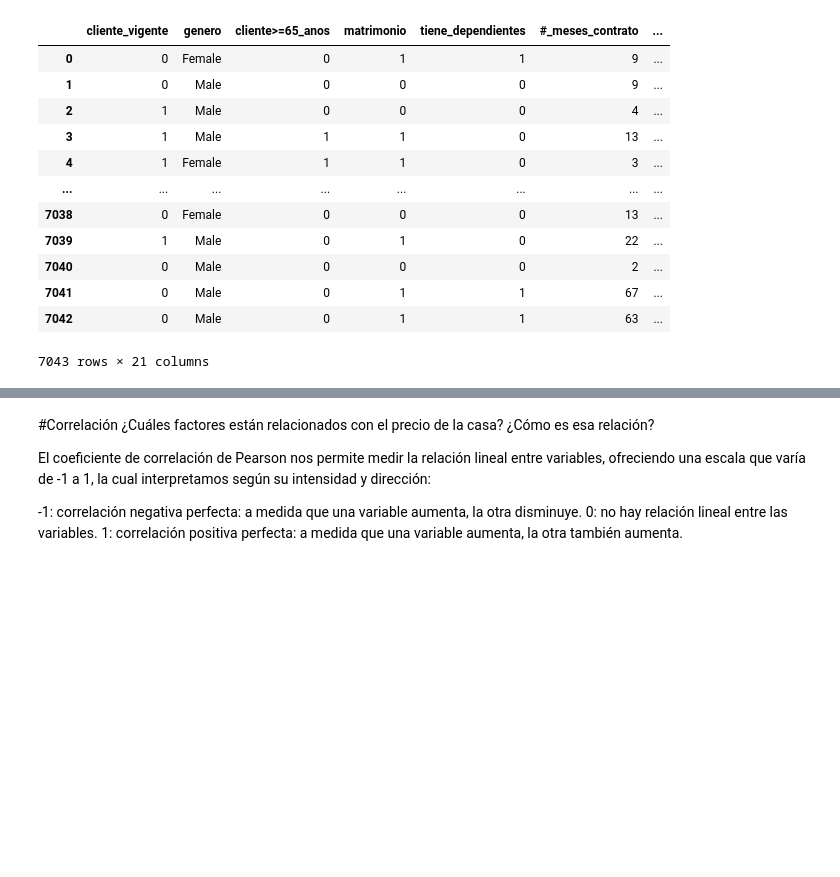
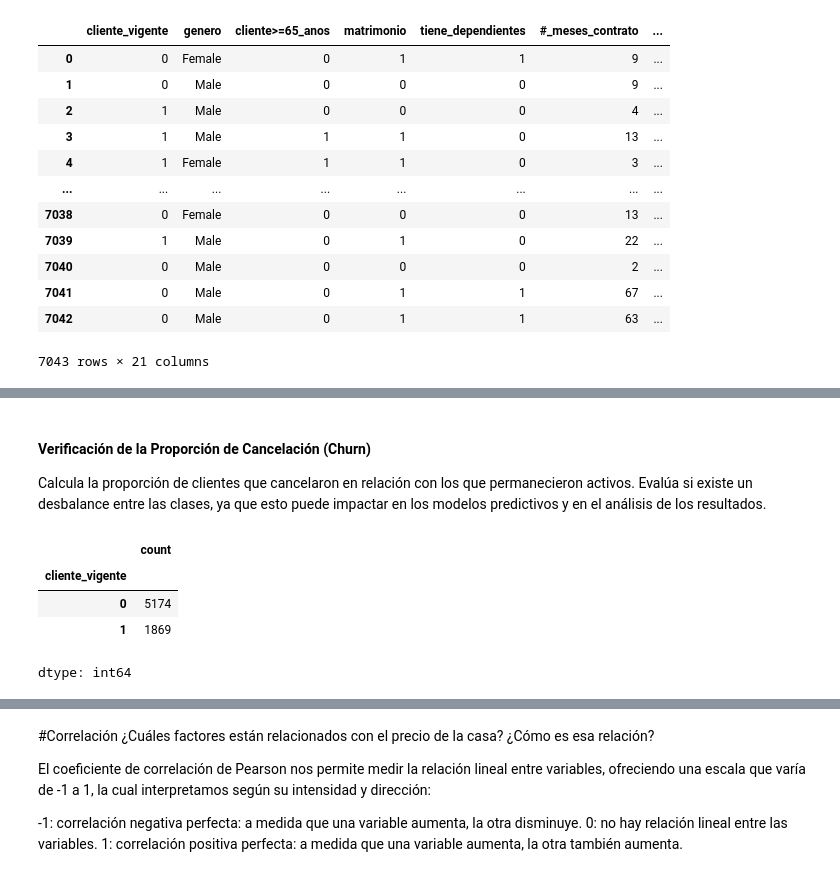
Before and after one commit to Starleen1996/TelecomX_Parte2_Latam_Predicci-n_Modelos, a Jupyter notebook: TelecomX_LATAM_Parte2_Predicción_Modelos_Actualizado.ipynb, the cells around one changed output, grey strips where cells are left out. Drawn from its saved outputs; the diff is of its cells as text; code cells hidden in the pictures; blank space fills up the shorter version.

```diff
--- a/TelecomX_LATAM_Parte2_Predicción_Modelos_Actualizado.ipynb
+++ b/TelecomX_LATAM_Parte2_Predicción_Modelos_Actualizado.ipynb
@@ -190,0 +242,16 @@ one_hot = make_column_transformer((OneHotEncoder(drop='if_binary'),
+# %% [markdown]
+#### Verificación de la Proporción de Cancelación (Churn)
+Calcula la proporción de clientes que cancelaron en relación con los que permanecieron activos. Evalúa si existe un desbalance entre las clases, ya que esto puede impactar en los modelos predictivos y en el análisis de los resultados.
+# %%
+datos.value_counts('cliente_vigente')
+# Verificando la proporción de cancelación vemos un desbalance en la variable (clientes vigentes).
+# 0 = Clientes que siguen en la compañia
+# 1 = Clientes que se han retirado en la compañia
+
+# Con el fin de que ambas clases  queden con igual proporción de los datos vamos a realizar una estratificación en nuestra variable objetivo o de respuesta.
+# %% [output]
+|  | count |
+| cliente_vigente |  |
+| 0 | 5174 |
+| 1 | 1869 |
+dtype: int64
```
Also changed, not shown: parts of 7 cells of this notebook.
